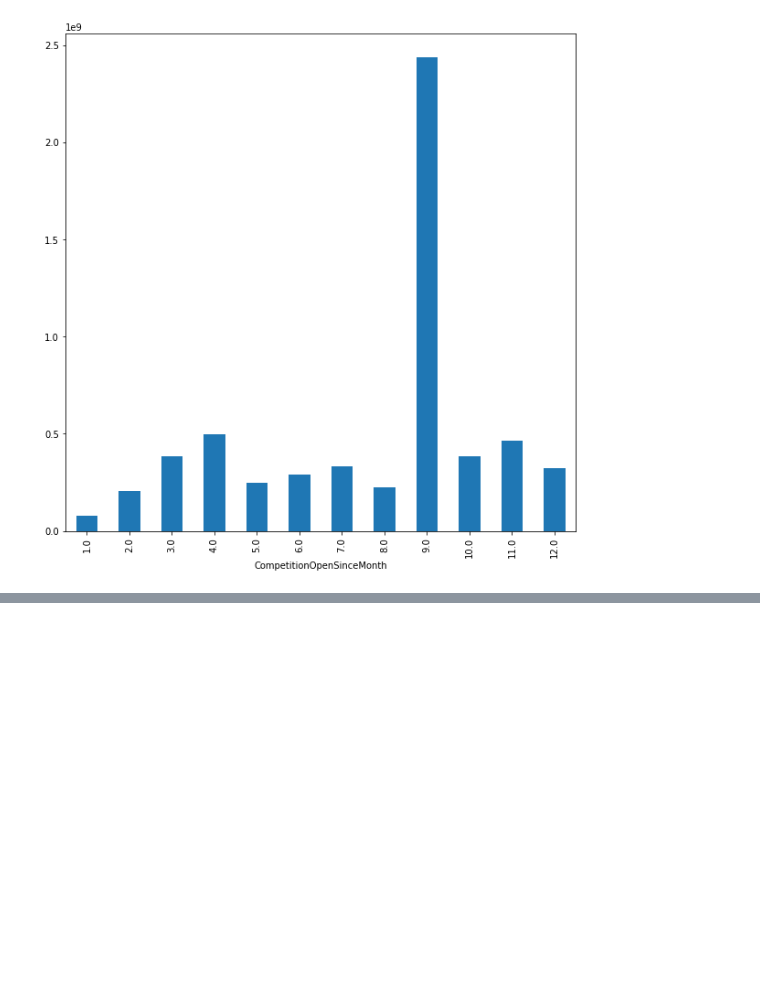
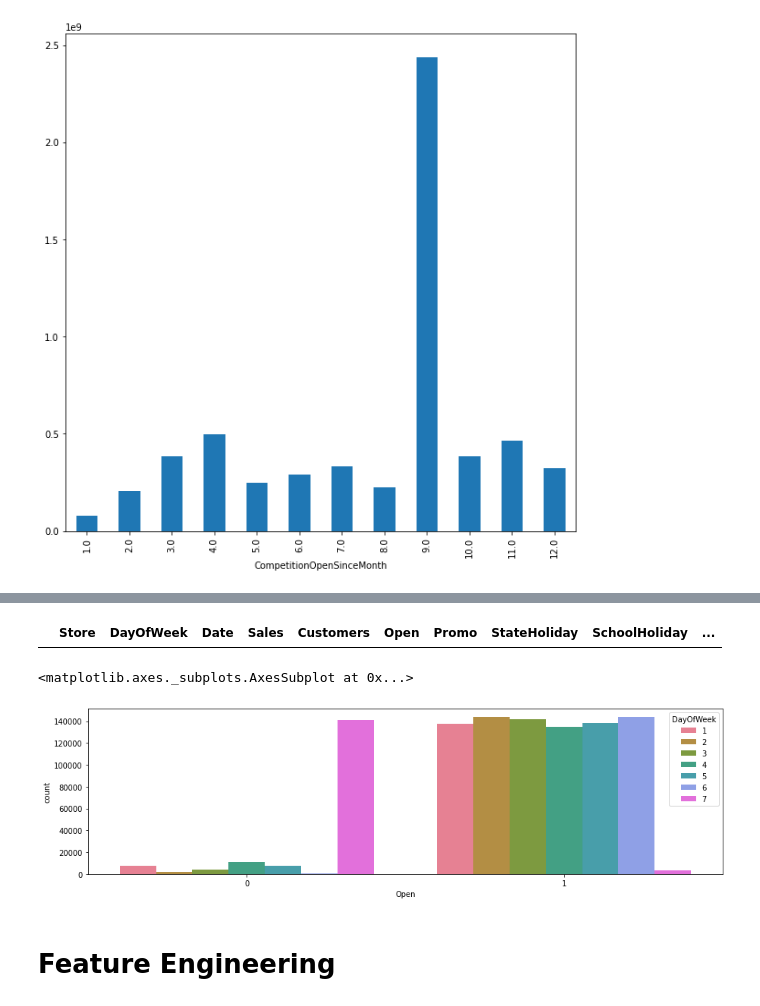
Before and after one commit to rohan-dot/Rossmann-Sales-, a Jupyter notebook: Rohan_Datta_Purkayastha_Team_4_Capstone_Project.ipynb, the cells around one changed output, grey strips where cells are left out. Cells and saved outputs as stored; diff of their text form; code cells hidden in the pictures; blank space fills up the shorter version.

```diff
--- a/Rohan_Datta_Purkayastha_Team_4_Capstone_Project.ipynb
+++ b/Rohan_Datta_Purkayastha_Team_4_Capstone_Project.ipynb
@@ -519,0 +517,16 @@ ax.set_xlabel = "k"
+# %%
+dataset[dataset['Open'] == 1][dataset['Sales']==0]
+# %% [output]
+|  | Store | DayOfWeek | Date | Sales | Customers | Open | Promo | StateHoliday | SchoolHoliday | ... |
+# %%
+Anomaly_Subset = dataset[dataset['Open'] == 1][dataset['Sales']==0]
+# %%
+dataset = dataset.drop(Anomaly_Subset.index)
+# %%
+fig, (axis1) = plt.subplots(1,1,figsize=(15,4))
+sns.countplot(x='Open',hue='DayOfWeek', data=dataset,palette="husl", ax=axis1)
+# %% [output]
+<matplotlib.axes._subplots.AxesSubplot at 0x...>
+[figure, added]
+# %% [markdown]
+# Feature Engineering
```
Also changed, not shown: parts of 50 cells of this notebook.
